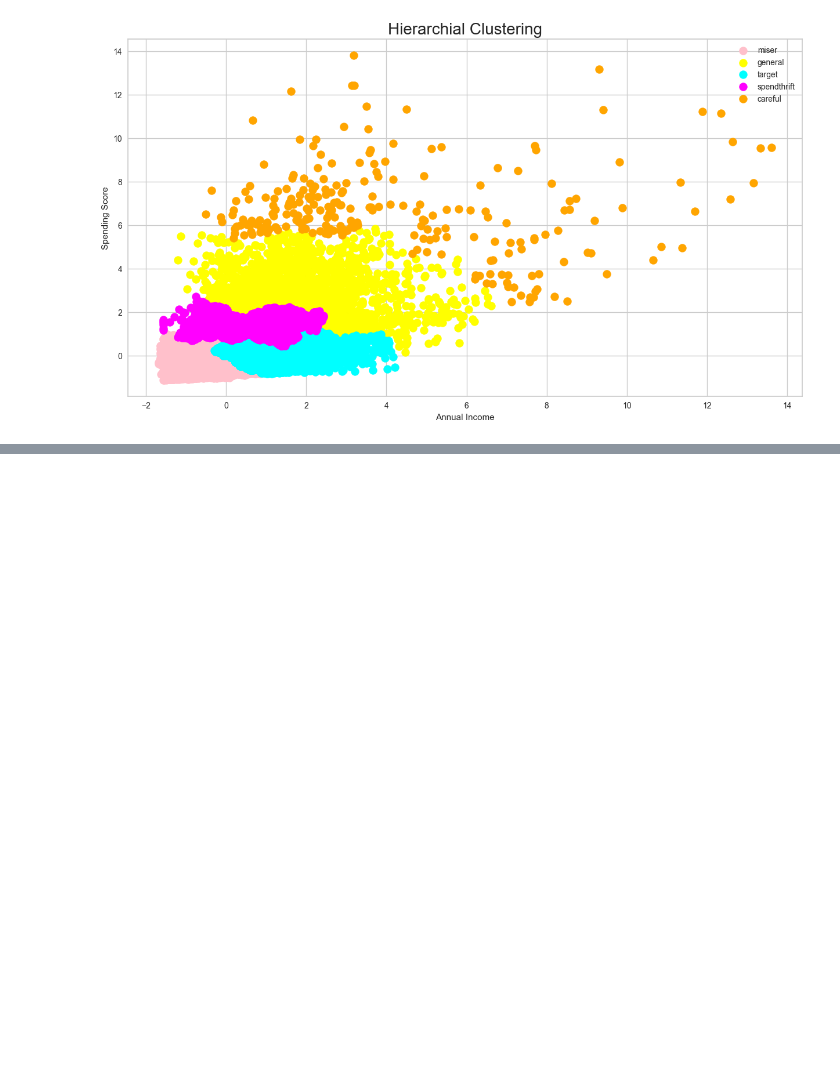
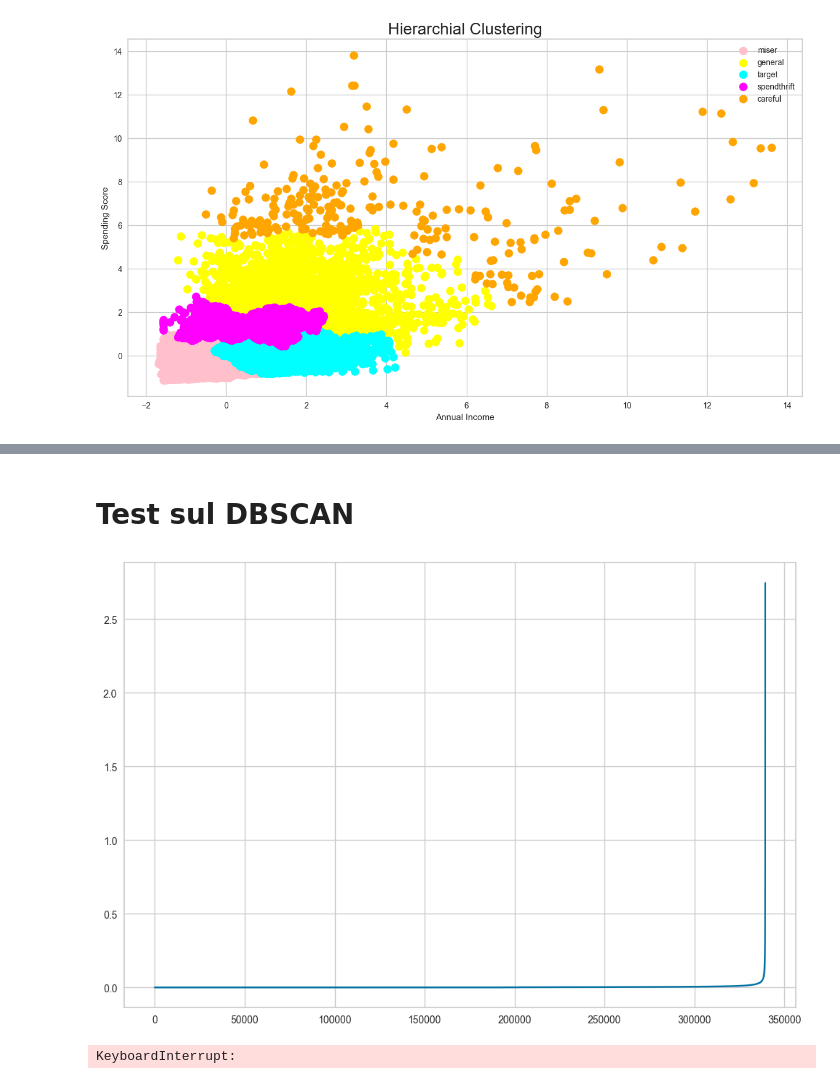
Before and after one commit to ChiaraAmalia/DataScience2Project, a Jupyter notebook: clusterJupy.ipynb, the cells around one changed output, grey strips where cells are left out. Saved outputs shown, nothing was run; the diff lists cells and outputs as text; code cells hidden in the pictures; blank space fills up the shorter version.

Commit message:
dbscan

```diff
--- a/clusterJupy.ipynb
+++ b/clusterJupy.ipynb
@@ -374,0 +446,23 @@ Test
+# %% [markdown]
+# Test sul DBSCAN
+# %%
+from sklearn.neighbors import NearestNeighbors
+import numpy as np
+
+neigh = NearestNeighbors(n_neighbors=2)
+nbrs = neigh.fit(clusteringLeo)
+distances, indices = nbrs.kneighbors(clusteringLeo)
+
+distances = np.sort(distances, axis=0)
+plt.figure(figsize=(12,8))
+plt.plot(distances[:,1])
+# %% [output]
+[figure, added]
+# %%
+from sklearn.cluster import DBSCAN
+
+db = DBSCAN(eps=9.5, min_samples=5000).fit(clusteringLeo)
+ymeans = db.labels_
+ymeans
+# %% [output]
+KeyboardInterrupt:
```
Also changed, not shown: parts of 4 cells of this notebook.
